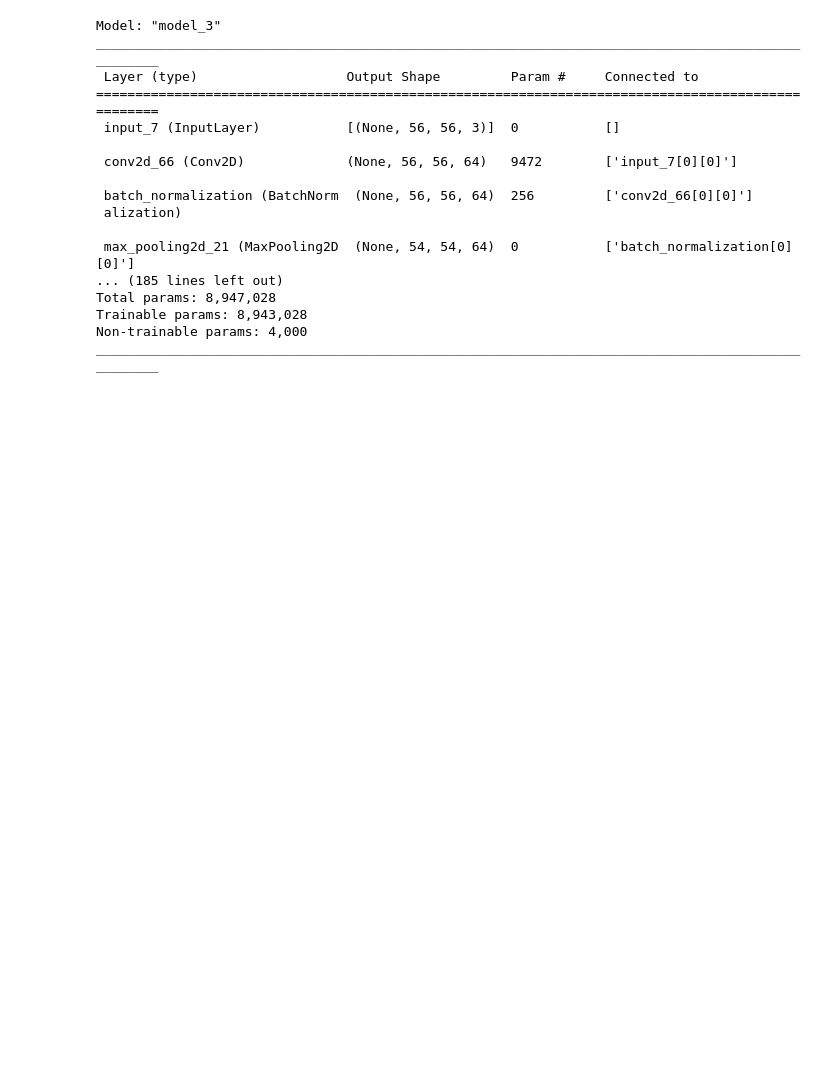
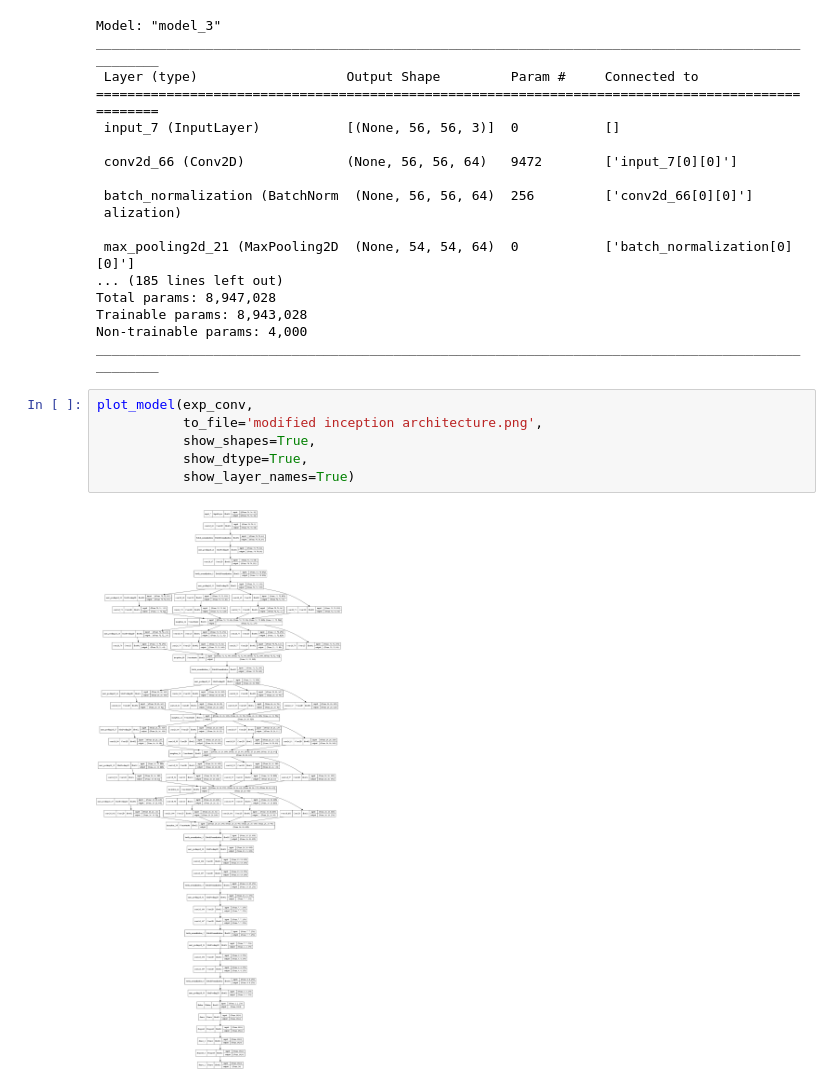
Before and after one commit to ashen007/Identify-Diseases-in-Crops-leaf, a Jupyter notebook: models/architecture/experiment/Inception.ipynb, the cells around one changed output. Cells and saved outputs as stored; diff of their text form; blank space fills up the shorter version.

Commit message:
modified inception architecture: model

```diff
--- a/models/architecture/experiment/Inception.ipynb
+++ b/models/architecture/experiment/Inception.ipynb
@@ -198,3 +198,11 @@ Total params: 8,947,028
 Trainable params: 8,943,028
 Non-trainable params: 4,000
 __________________________________________________________________________________________________
+# %%
+plot_model(exp_conv,
+           to_file='modified inception architecture.png',
+           show_shapes=True,
+           show_dtype=True,
+           show_layer_names=True)
+# %% [output]
+[figure, added]
```
Also changed, not shown: 1 other file.
